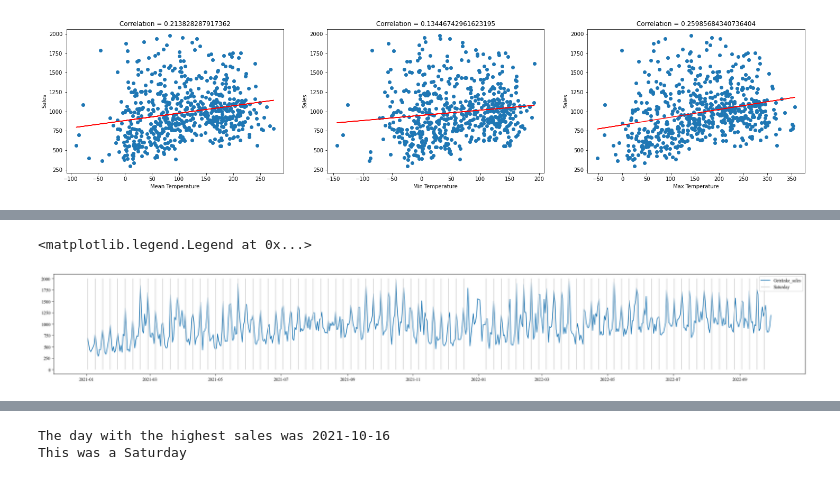
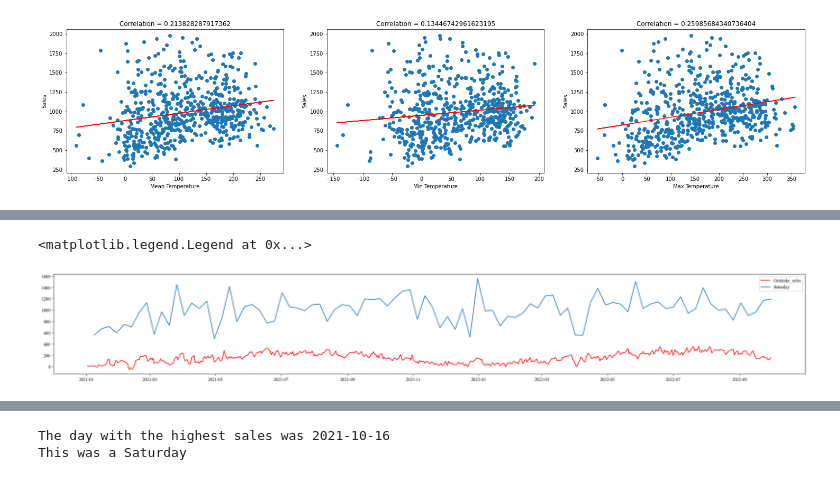
Before and after one commit to magicmagnus/CoffeeClimateCorrelation, a Jupyter notebook: plot_combined_data.ipynb, the cells around one changed output, grey strips where cells are left out. Cells and saved outputs as stored; diff of their text form; code cells hidden in the pictures.

```diff
--- a/plot_combined_data.ipynb
+++ b/plot_combined_data.ipynb
@@ -131,9 +267,15 @@ plt.show()
 # %%
 fig, ax = plt.subplots(figsize=(30, 4))
-ax.plot(df["date"].astype("datetime64"), df["Getränke_sales"].astype("float"))
+
 # add a vline where the day of the week is Saturday
-ax.vlines(df[df["day_of_week"] == "Saturday"]["date"].astype("datetime64"), 0, 2000, colors='lightgrey')
+#ax.vlines(df[df["day_of_week"] == "Saturday"]["date"].astype("datetime64"), 0, 2000, colors='lightgrey')
+# add the lineplot for the sun hours
+#ax.plot(df["date"].astype("datetime64"), df["sunshine_duration"].astype("float")*8, color="green")
+# add the lineplot for the temperature
+ax.plot(df["date"].astype("datetime64"), df["temperature_max"].astype("float"), color="red")
+
+ax.plot(df[df["day_of_week"] == "Friday"]["date"].astype("datetime64"), df[df["day_of_week"] == "Friday"]["Getränke_sales"].astype("float"))
 ax.legend(["Getränke_sales", "Saturday"])
 # %% [output]
 <matplotlib.legend.Legend at 0x...>
-[figure, old version]
+[figure, new version]
```
Also changed, not shown: parts of 8 cells of this notebook.
